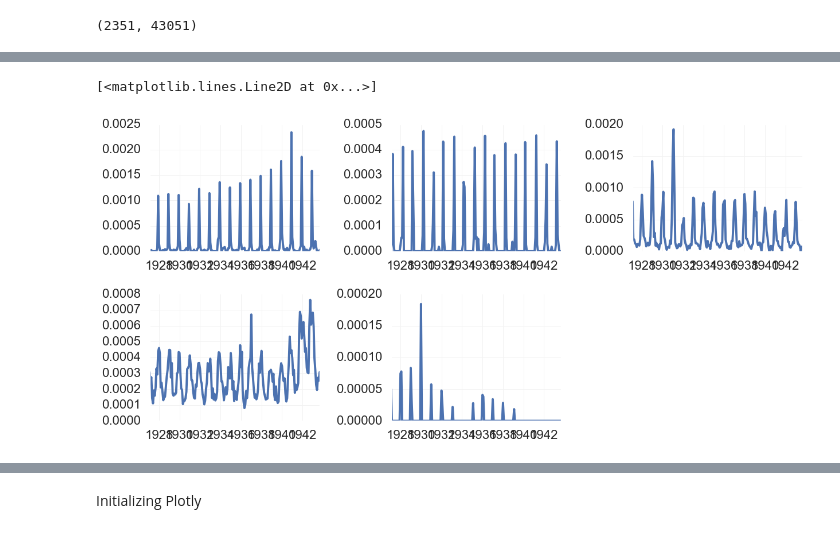
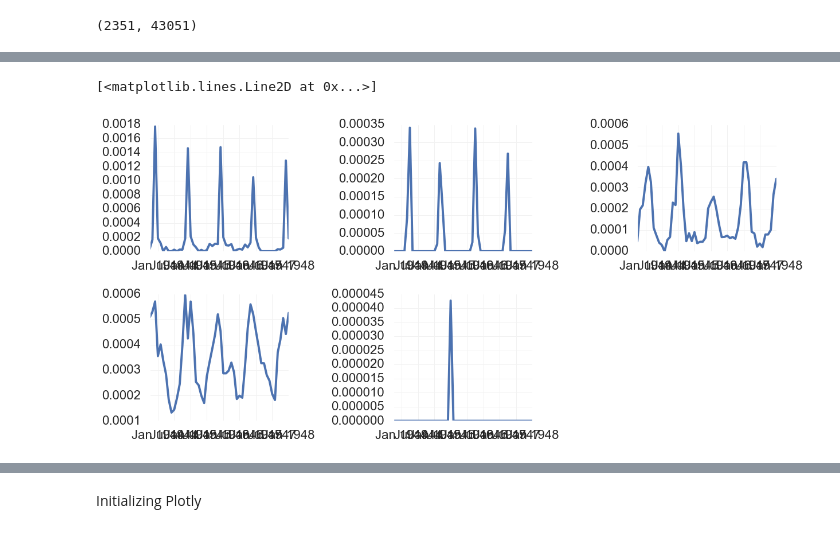
Before and after one commit to ThomVett/Project_ADA, a Jupyter notebook: Visualizations.ipynb, the cells around one changed output, grey strips where cells are left out. Cells and saved outputs as stored; diff of their text form; code cells hidden in the pictures.

```diff
--- a/Visualizations.ipynb
+++ b/Visualizations.ipynb
@@ -39,16 +52,16 @@ wordNorm.shape
 # %%
-start = 1500
-finish = 1700
+start = 1700
+finish = 1752
 plt.subplot(3,3,1)
-plt.plot_date(yearIndex[start:finish],wordNorm['noële'].values[1500:1700],'-')
+plt.plot_date(yearIndex[start:finish],wordNorm['noële'].values[start:finish],'-')
 plt.subplot(3,3,2)
-plt.plot_date(yearIndex[start:finish],wordNorm['pâque'].values[1500:1700],'-')
+plt.plot_date(yearIndex[start:finish],wordNorm['pâque'].values[start:finish],'-')
 plt.subplot(3,3,3)
-plt.plot_date(yearIndex[start:finish],wordNorm['neiger'].values[1500:1700],'-')
+plt.plot_date(yearIndex[start:finish],wordNorm['neiger'].values[start:finish],'-')
 plt.subplot(3,3,4)
-plt.plot_date(yearIndex[start:finish],wordNorm['hiver'].values[1500:1700],'-')
+plt.plot_date(yearIndex[start:finish],wordNorm['hiver'].values[start:finish],'-')
 plt.subplot(3,3,5)
-plt.plot_date(yearIndex[start:finish],wordNorm['bobsleigh'].values[1500:1700],'-')
+plt.plot_date(yearIndex[start:finish],wordNorm['éclipser'].values[start:finish],'-')
 # %% [output]
 [<matplotlib.lines.Line2D at 0x...>]
-[figure, old version]
+[figure, new version]
```
Also changed, not shown: parts of 16 cells of this notebook, 9 other files.
